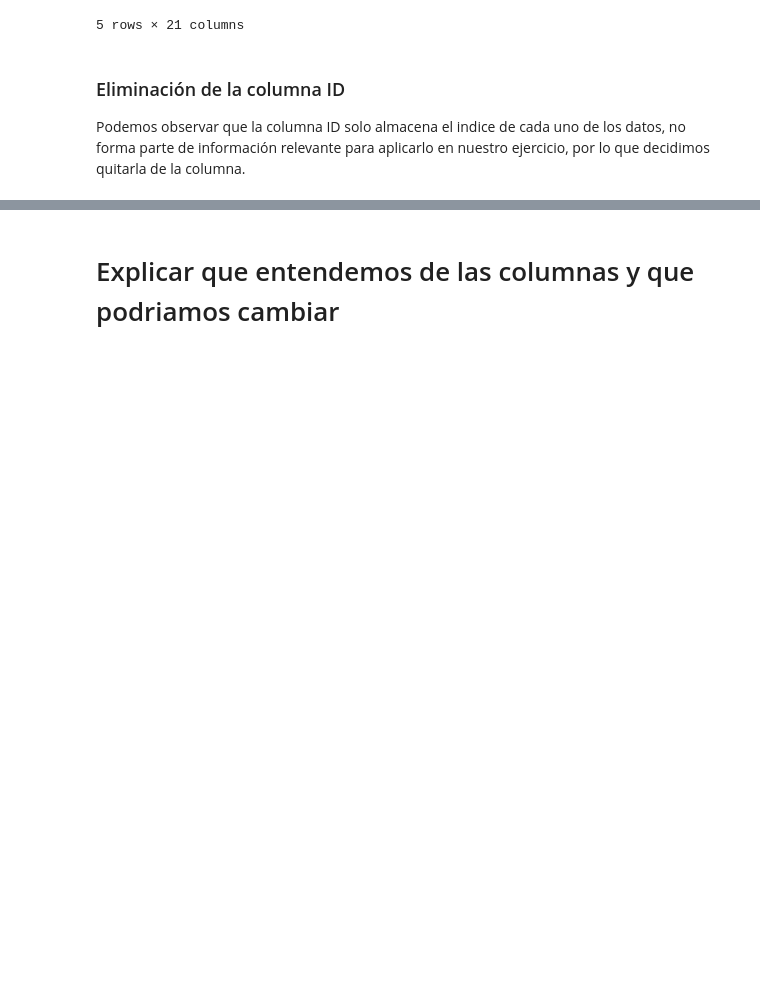
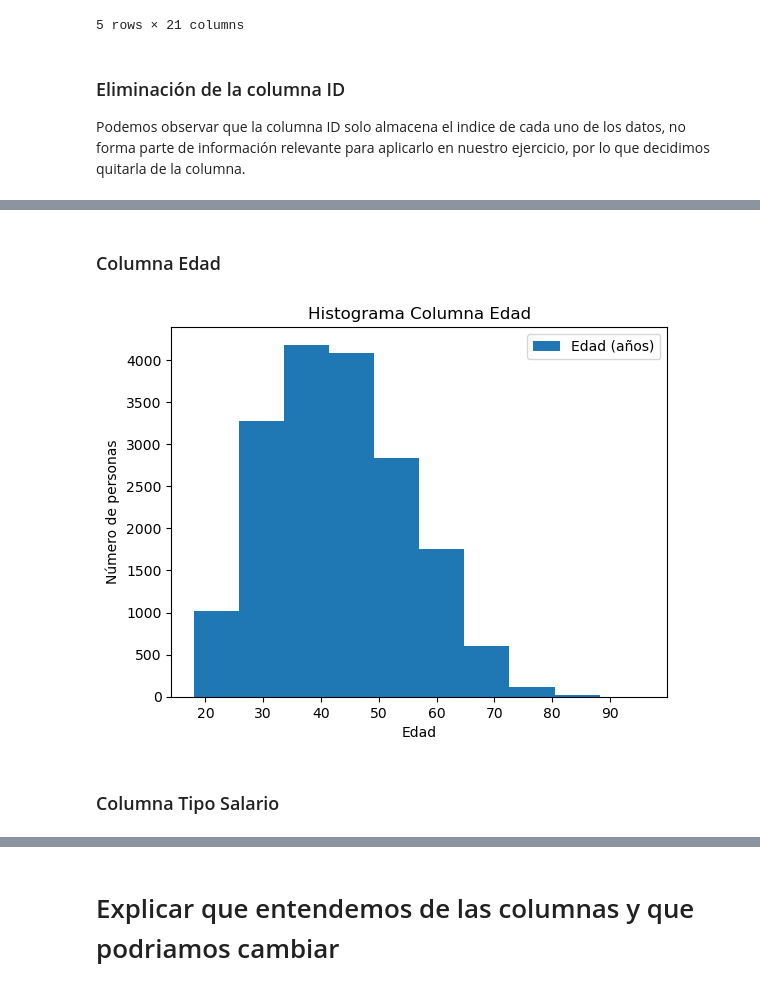
Before and after one commit to ismaelacosta/Proyecto_AID, a Jupyter notebook: examen.ipynb, the cells around one changed output, grey strips where cells are left out. Saved outputs shown, nothing was run; the diff lists cells and outputs as text; code cells hidden in the pictures; blank space fills up the shorter version.

Commit message:
Se agregaron los graficos de cada columna

```diff
--- a/examen.ipynb
+++ b/examen.ipynb
@@ -152,3 +164,17 @@ df.head()
 | 2 | 23 | weekly | 0 | 1540 | 6 | 0 | ... |
 | 3 | 40 | bi-weekly | 0 | 5230 | 0 | 6 | ... |
 | 4 | 33 | semi-monthly | 0 | 3590 | 0 | 5 | ... |
+# %% [markdown]
+### Columna Edad
+# %%
+plt.rcdefaults()
+plt.hist(x=df['Edad'].values, histtype="bar", label='Edad (años)', align="mid", rwidth=None)
+plt.title('Histograma Columna Edad')
+plt.xlabel('Edad')
+plt.ylabel('Número de personas')
+plt.legend()
+plt.show()
+# %% [output]
+[figure, added]
+# %% [markdown]
+### Columna Tipo Salario
```
Also changed, not shown: parts of 61 cells of this notebook.
